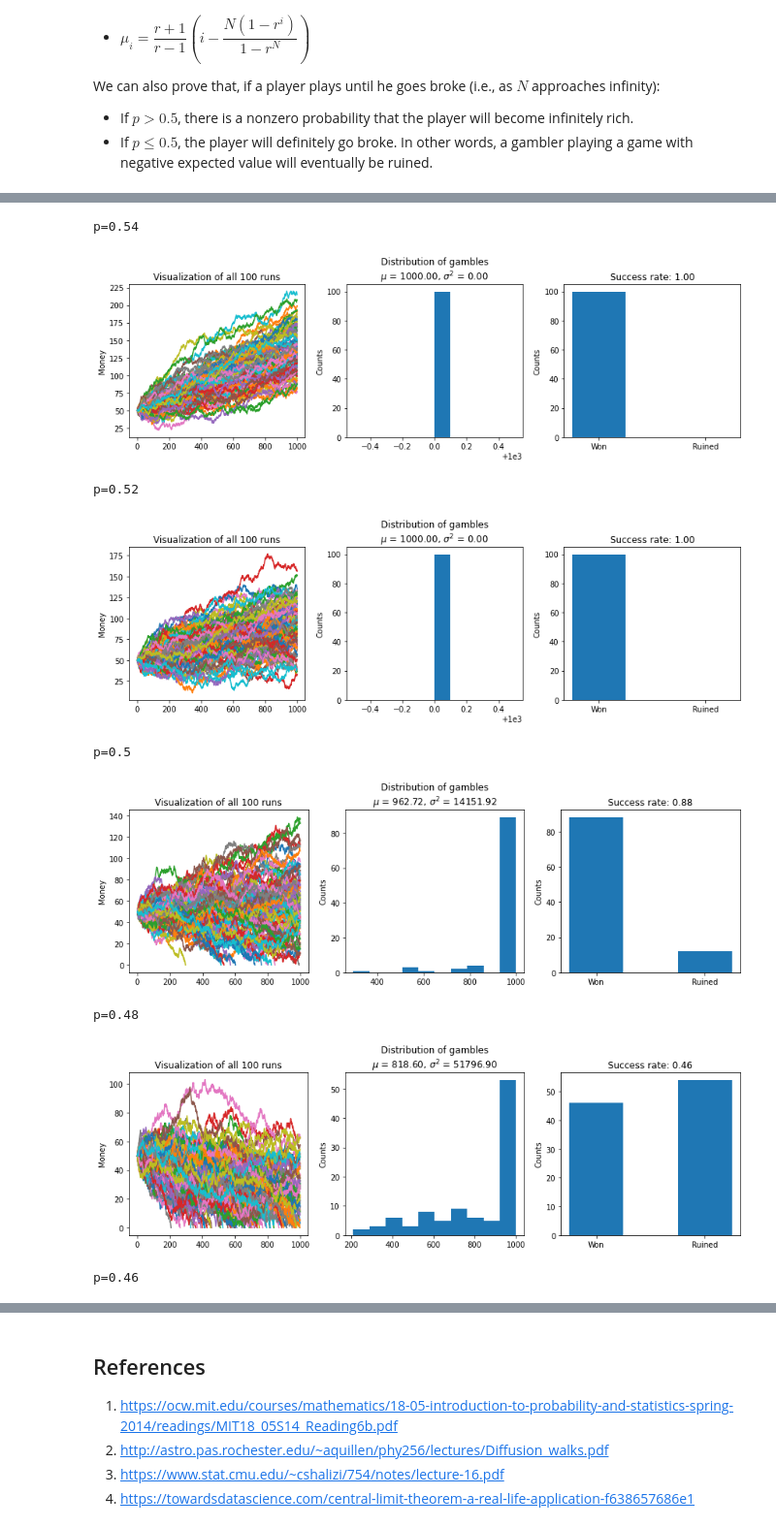
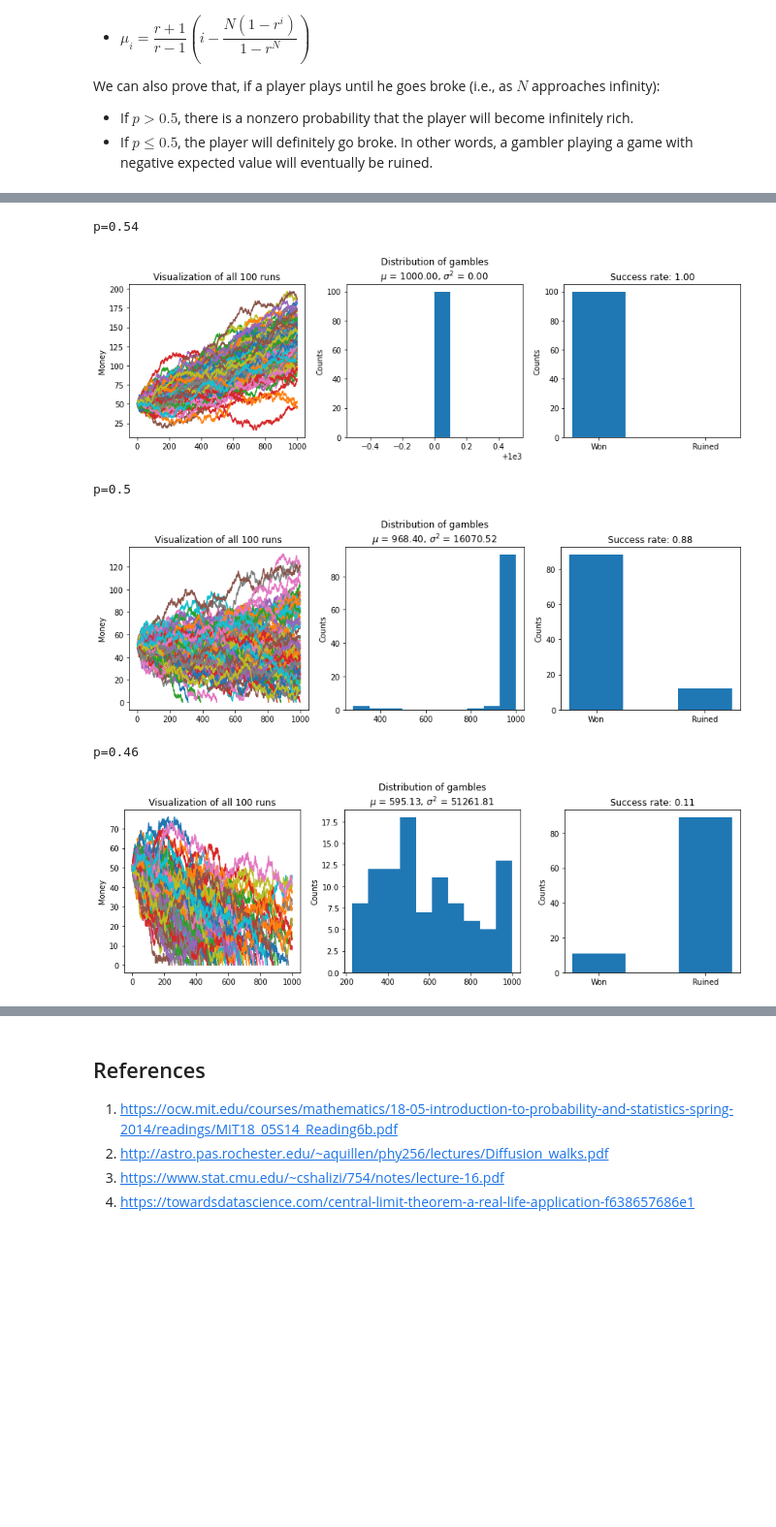
Before and after one commit to kubrian/central-weiner-theorem, a Jupyter notebook: Central Weiner Theorem.ipynb, the cells around one changed output, grey strips where cells are left out. Shown at 97% size. Drawn from its saved outputs; the diff is of its cells as text; code cells hidden in the pictures; blank space fills up the shorter version.

```diff
--- a/Central Weiner Theorem.ipynb
+++ b/Central Weiner Theorem.ipynb
@@ -666,27 +666,24 @@ plot_gambler_ruin(multi_gambler_ruin(p=0.7,runs=100))
 # %%
 def single_gambler_ruin_infinite(i=10,p=0.5,max_step=1000):
     # Highly similar to finite version, except modified exit condition
     fortune_list = [i]
     while len(fortune_list) < max_step:
         # Reusing random walk code!
         fortune_list.append(next_pos(fortune_list[-1],p))
         if fortune_list[-1] == 0:
             break
     return np.array(fortune_list)
 
 def gamblers_ruin_infinite(i=50, p=0.7, runs=100, max_step=1000):
     return np.array([single_gambler_ruin_infinite(i,p,max_step) for _ in range(runs)],dtype=object)
 
-for p in [0.54,0.52,0.5,0.48,0.46]:
+for p in [0.54,0.5,0.46]:
     print(f'p={p}')
     plot_gambler_ruin(gamblers_ruin_infinite(p=p))
 # %% [output]
 p=0.54
-[figure, old version]
+[figure, new version]
-p=0.52
+p=0.5
-[figure, old version]
+[figure, new version]
-p=0.5
+p=0.46
-[figure, old version]
+[figure, new version]
-p=0.48
-[figure, removed]
-p=0.46
```
Also changed, not shown: parts of 12 cells of this notebook.
